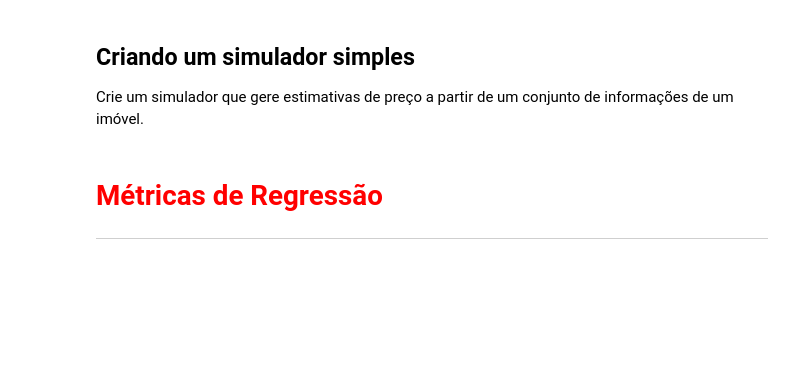
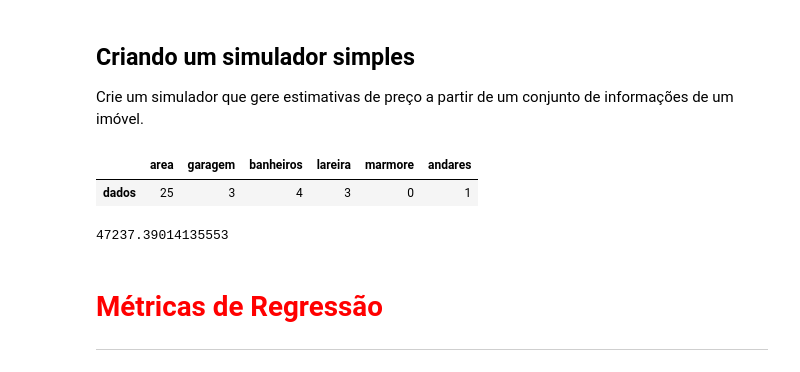
Before and after one commit to 6abi/data-science, a Jupyter notebook: Regrecao-Linear/reg-linear/Exercicio/Regressao Linear - Exercicio.ipynb, the cells around one changed output. Drawn from its saved outputs; the diff is of its cells as text; code cells hidden in the pictures; blank space fills up the shorter version.

Commit message:
Teste do modelo

```diff
--- a/Regrecao-Linear/reg-linear/Exercicio/Regressao Linear - Exercicio.ipynb
+++ b/Regrecao-Linear/reg-linear/Exercicio/Regressao Linear - Exercicio.ipynb
@@ -364,6 +371,19 @@ https://scikit-learn.org/stable/modules/generated/sklearn.metrics.r2_score.html#
 ## Criando um simulador simples
 
 Crie um simulador que gere estimativas de preço a partir de um conjunto de informações de um imóvel.
+# %%
+colunas = ['area', 'garagem', 'banheiros', 'lareira', 'marmore','andares']
+# %%
+entrada = pd.DataFrame({'area':25, 'garagem':3, 'banheiros':4, 'lareira':3, 'marmore':0, 'andares':1},
+index=['dados'], columns=colunas)
+entrada
+# %% [output]
+|  | area | garagem | banheiros | lareira | marmore | andares |
+| dados | 25 | 3 | 4 | 3 | 0 | 1 |
+# %%
+modelo.predict(entrada)[0]
+# %% [output]
+47237.39014135553
 # %% [markdown]
 # <font color='red' style='font-size: 30px;'>Métricas de Regressão</font>
 <hr style='border: 2px solid red;'>
```
Also changed, not shown: parts of 3 cells of this notebook.
